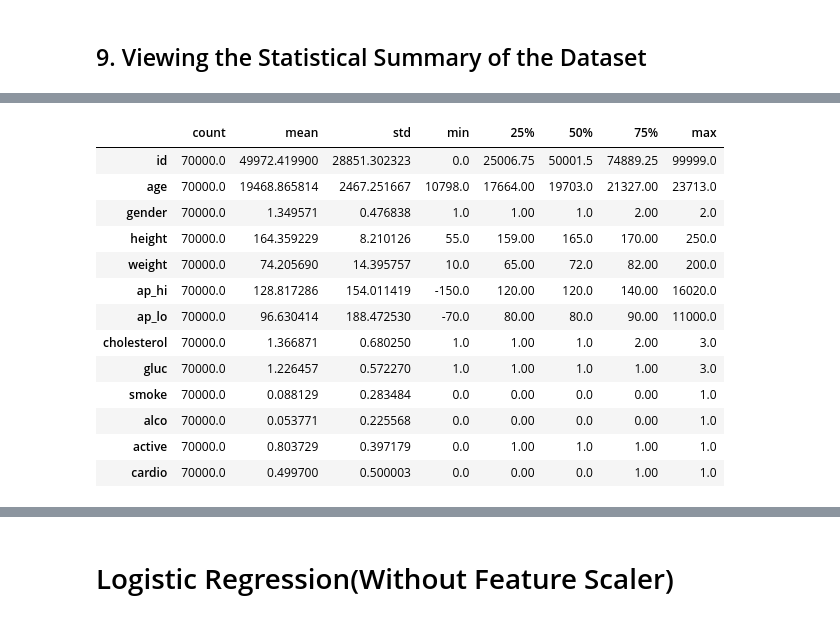
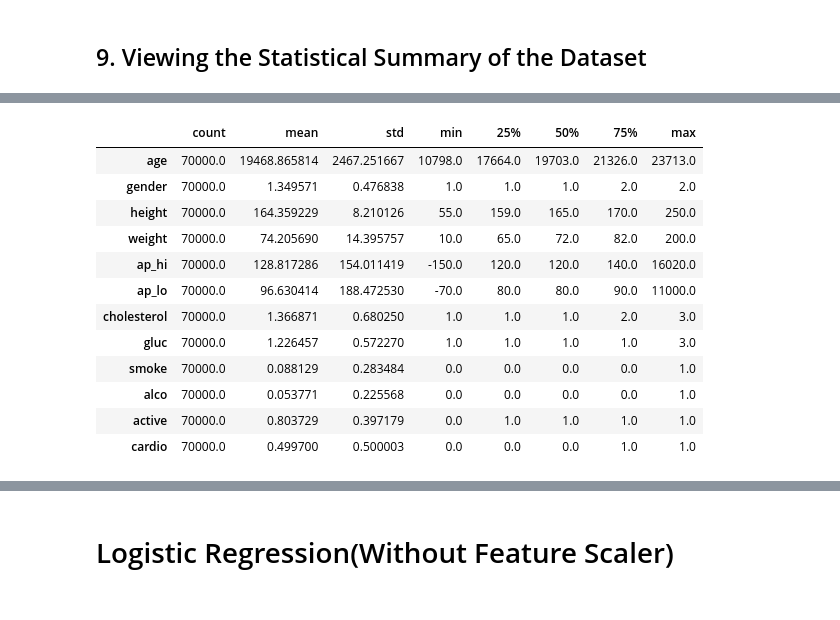
Before and after one commit to skamranh/big-data-final, a Jupyter notebook: Cardio.ipynb, the cells around one changed output, grey strips where cells are left out. Drawn from its saved outputs; the diff is of its cells as text; code cells hidden in the pictures.

```diff
--- a/Cardio.ipynb
+++ b/Cardio.ipynb
@@ -74,9 +90,9 @@ Mounted at /content/drive
 # %%
 # dataset_loc = "data/cardio.csv"
 dataset_loc = "/content/drive/MyDrive/Dataset/cardio.csv"
-cardio_spark = spark.read.csv(dataset_loc, header="true", inferSchema=True, sep=";")
-cardio_pd = pd.read_csv(dataset_loc, sep=";")
-cardio_ps = ps.read_csv(dataset_loc, sep=";")
+cardio_spark = spark.read.csv(dataset_loc, header="true", inferSchema=True, sep=";").drop("id")
+cardio_pd = pd.read_csv(dataset_loc, sep=";").drop("id", 1)
+cardio_ps = ps.read_csv(dataset_loc, sep=";").drop("id")
 # %% [markdown]
 ## 6. Viewing the Head and Tail of the Dataset (first and last 5 rows)
 - Starting from this section, at the end of each section, list 2-3 of your observations
@@ -154,17 +194,16 @@ root
 # %%
-cardio_pd.describe().T
+cardio_ps.describe().T
 # %% [output]
 |  | count | mean | std | min | 25% | 50% | 75% | max |
-| id | 70000.0 | 49972.419900 | 28851.302323 | 0.0 | 25006.75 | 50001.5 | 74889.25 | 99999.0 |
-| age | 70000.0 | 19468.865814 | 2467.251667 | 10798.0 | 17664.00 | 19703.0 | 21327.00 | 23713.0 |
-| gender | 70000.0 | 1.349571 | 0.476838 | 1.0 | 1.00 | 1.0 | 2.00 | 2.0 |
-| height | 70000.0 | 164.359229 | 8.210126 | 55.0 | 159.00 | 165.0 | 170.00 | 250.0 |
-| weight | 70000.0 | 74.205690 | 14.395757 | 10.0 | 65.00 | 72.0 | 82.00 | 200.0 |
-| ap_hi | 70000.0 | 128.817286 | 154.011419 | -150.0 | 120.00 | 120.0 | 140.00 | 16020.0 |
-| ap_lo | 70000.0 | 96.630414 | 188.472530 | -70.0 | 80.00 | 80.0 | 90.00 | 11000.0 |
-| cholesterol | 70000.0 | 1.366871 | 0.680250 | 1.0 | 1.00 | 1.0 | 2.00 | 3.0 |
-| gluc | 70000.0 | 1.226457 | 0.572270 | 1.0 | 1.00 | 1.0 | 1.00 | 3.0 |
-| smoke | 70000.0 | 0.088129 | 0.283484 | 0.0 | 0.00 | 0.0 | 0.00 | 1.0 |
-| alco | 70000.0 | 0.053771 | 0.225568 | 0.0 | 0.00 | 0.0 | 0.00 | 1.0 |
-| active | 70000.0 | 0.803729 | 0.397179 | 0.0 | 1.00 | 1.0 | 1.00 | 1.0 |
-| cardio | 70000.0 | 0.499700 | 0.500003 | 0.0 | 0.00 | 0.0 | 1.00 | 1.0 |
+| age | 70000.0 | 19468.865814 | 2467.251667 | 10798.0 | 17664.0 | 19703.0 | 21326.0 | 23713.0 |
+| gender | 70000.0 | 1.349571 | 0.476838 | 1.0 | 1.0 | 1.0 | 2.0 | 2.0 |
+| height | 70000.0 | 164.359229 | 8.210126 | 55.0 | 159.0 | 165.0 | 170.0 | 250.0 |
+| weight | 70000.0 | 74.205690 | 14.395757 | 10.0 | 65.0 | 72.0 | 82.0 | 200.0 |
+| ap_hi | 70000.0 | 128.817286 | 154.011419 | -150.0 | 120.0 | 120.0 | 140.0 | 16020.0 |
+| ap_lo | 70000.0 | 96.630414 | 188.472530 | -70.0 | 80.0 | 80.0 | 90.0 | 11000.0 |
+| cholesterol | 70000.0 | 1.366871 | 0.680250 | 1.0 | 1.0 | 1.0 | 2.0 | 3.0 |
+| gluc | 70000.0 | 1.226457 | 0.572270 | 1.0 | 1.0 | 1.0 | 1.0 | 3.0 |
+| smoke | 70000.0 | 0.088129 | 0.283484 | 0.0 | 0.0 | 0.0 | 0.0 | 1.0 |
+| alco | 70000.0 | 0.053771 | 0.225568 | 0.0 | 0.0 | 0.0 | 0.0 | 1.0 |
+| active | 70000.0 | 0.803729 | 0.397179 | 0.0 | 1.0 | 1.0 | 1.0 | 1.0 |
+| cardio | 70000.0 | 0.499700 | 0.500003 | 0.0 | 0.0 | 0.0 | 1.0 | 1.0 |
```
Also changed, not shown: parts of 30 cells of this notebook.
